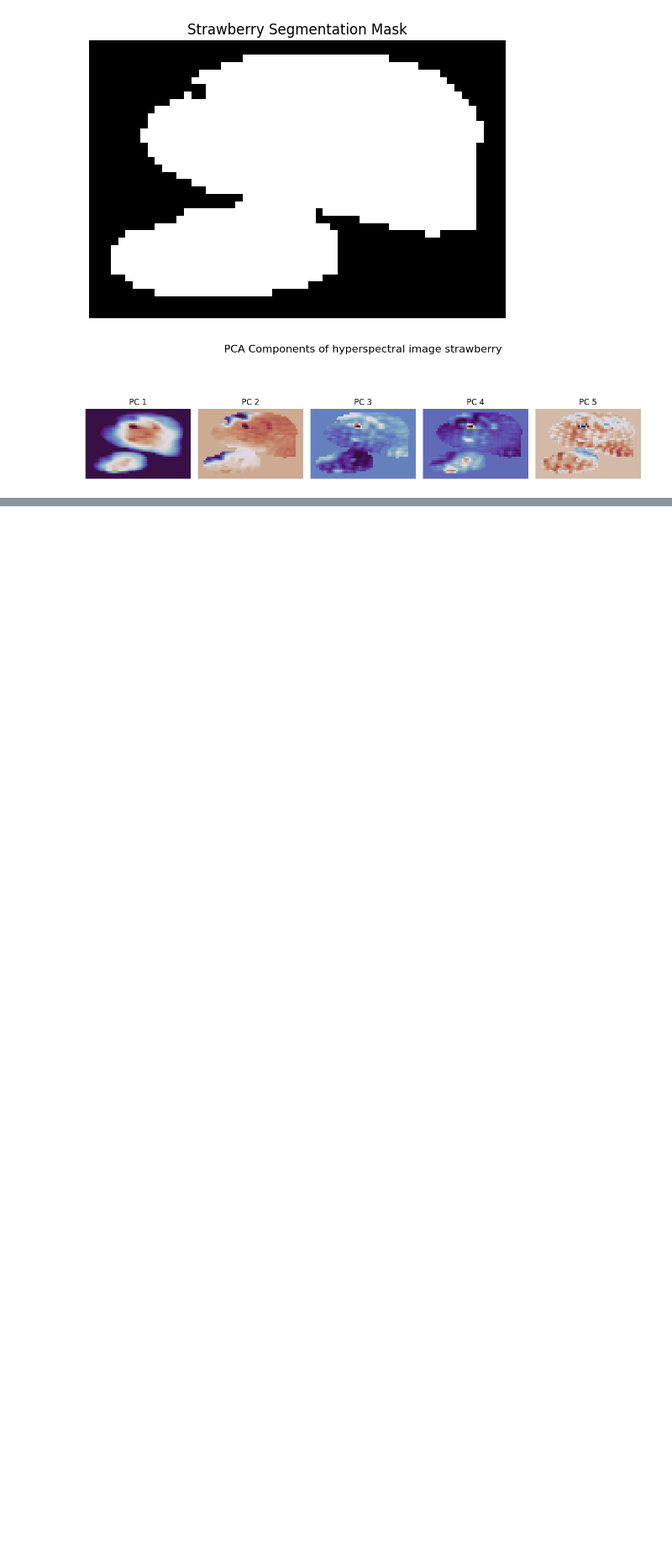
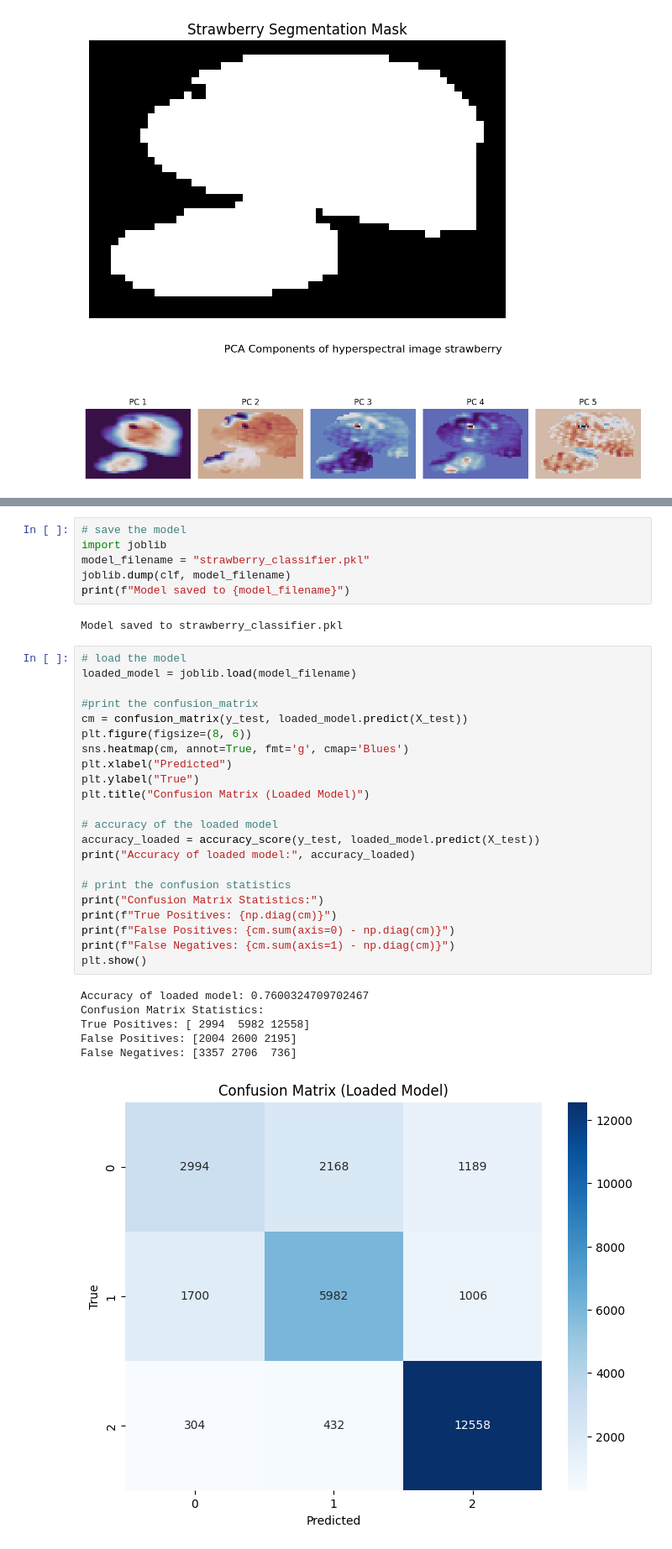
Before and after one commit to Hezengin/HSI-Sortingsystem, a Jupyter notebook: hsi_data_analysis.ipynb, the cells around one changed output, grey strips where cells are left out. Shown: that part at 84% size. Cells and saved outputs as stored; diff of their text form; blank space fills up the shorter version.

```diff
--- a/hsi_data_analysis.ipynb
+++ b/hsi_data_analysis.ipynb
@@ -666,0 +1112,37 @@ for i in range(3):  # R, G, B channels
+# %%
+# save the model
+import joblib
+model_filename = "strawberry_classifier.pkl"
+joblib.dump(clf, model_filename)
+print(f"Model saved to {model_filename}")
+# %% [output]
+Model saved to strawberry_classifier.pkl
+# %%
+# load the model
+loaded_model = joblib.load(model_filename)
+
+#print the confusion_matrix
+cm = confusion_matrix(y_test, loaded_model.predict(X_test))
+plt.figure(figsize=(8, 6))
+sns.heatmap(cm, annot=True, fmt='g', cmap='Blues')
+plt.xlabel("Predicted")
+plt.ylabel("True")
+plt.title("Confusion Matrix (Loaded Model)")
+
+# accuracy of the loaded model
+accuracy_loaded = accuracy_score(y_test, loaded_model.predict(X_test))
+print("Accuracy of loaded model:", accuracy_loaded)
+
+# print the confusion statistics
+print("Confusion Matrix Statistics:")
+print(f"True Positives: {np.diag(cm)}")
+print(f"False Positives: {cm.sum(axis=0) - np.diag(cm)}")
+print(f"False Negatives: {cm.sum(axis=1) - np.diag(cm)}")
+plt.show()
+# %% [output]
+Accuracy of loaded model: 0.7600324709702467
+Confusion Matrix Statistics:
+True Positives: [ 2994  5982 12558]
+False Positives: [2004 2600 2195]
+False Negatives: [3357 2706  736]
+[figure, added]
```
Also changed, not shown: parts of 8 cells of this notebook, 1 other file.
